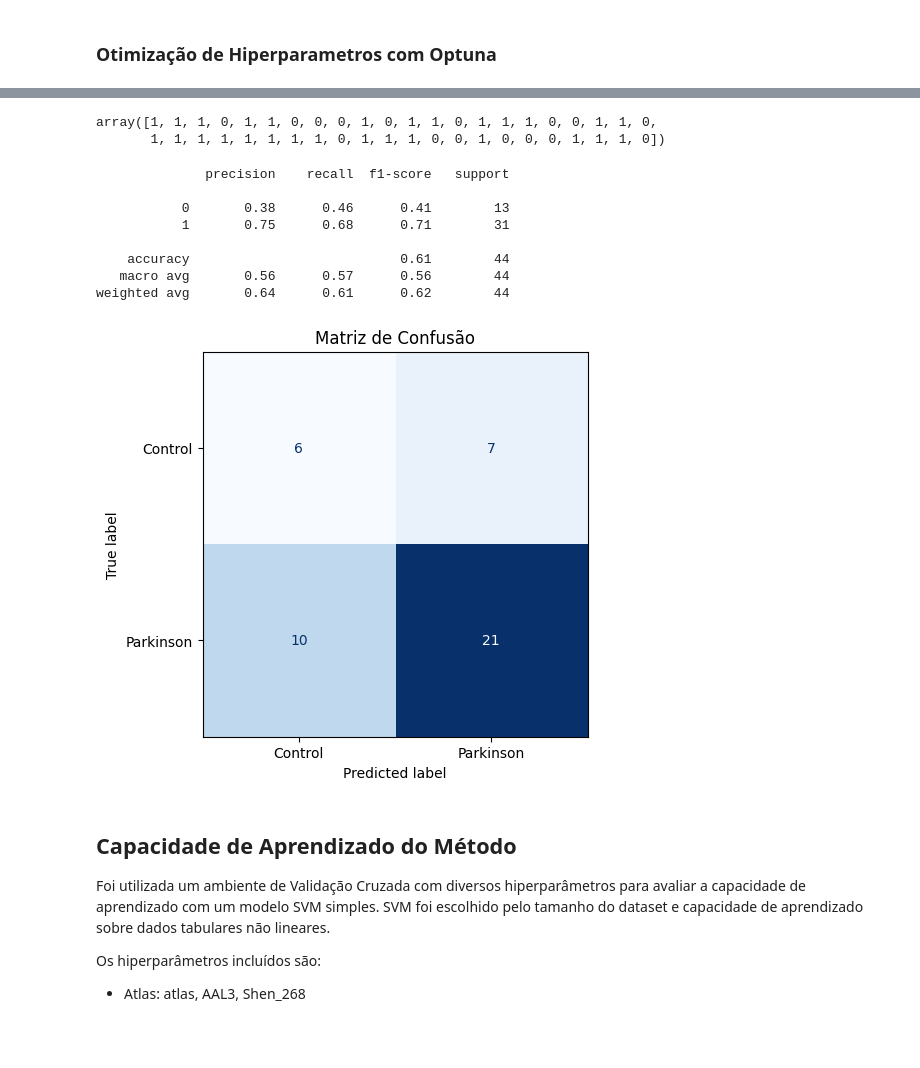
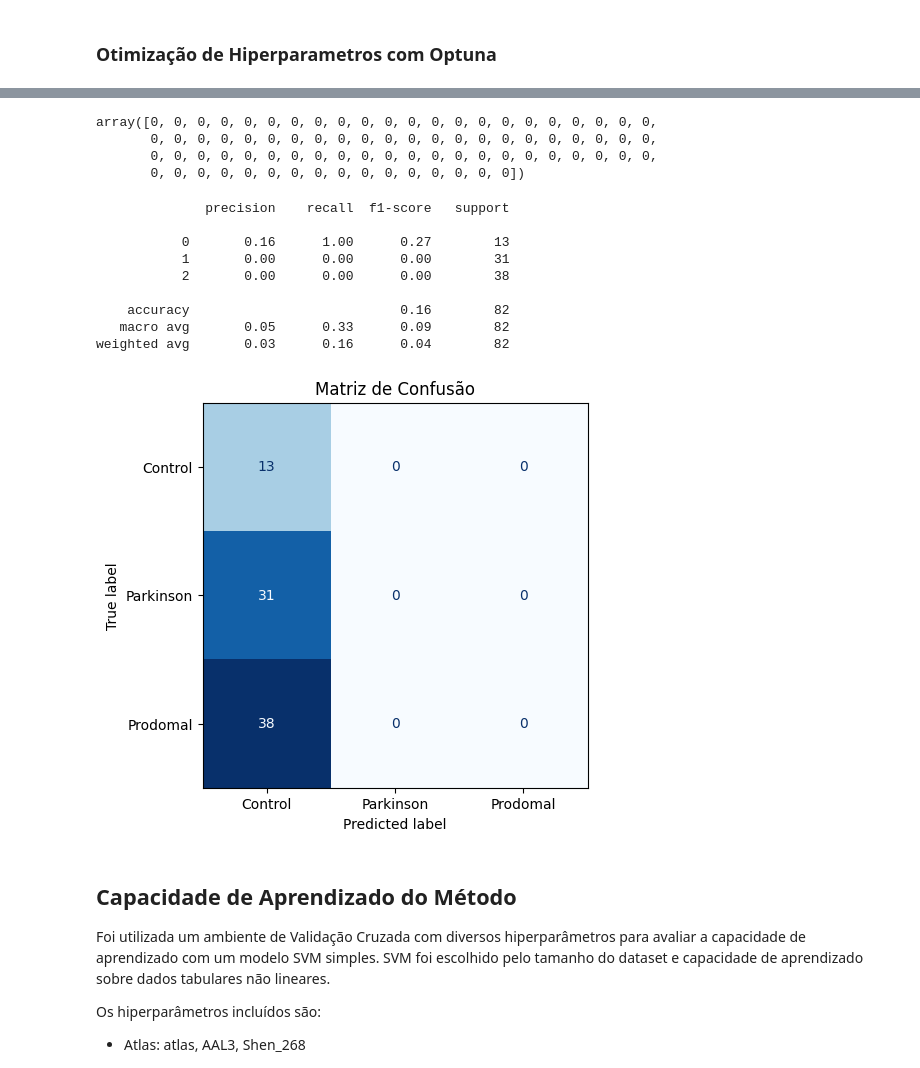
Before and after one commit to TheoRiffel/Parkinson-Diagnosis-Deeplearning, a Jupyter notebook: notebooks/4_laplacian.ipynb, the cells around one changed output, grey strips where cells are left out. Saved outputs shown, nothing was run; the diff lists cells and outputs as text; code cells hidden in the pictures; blank space fills up the shorter version.

```diff
--- a/notebooks/4_laplacian.ipynb
+++ b/notebooks/4_laplacian.ipynb
@@ -56,6 +57,7 @@ Selecionando o Atlas AAL3
 # %%
 control_atlas_data = parkinson.utils.data.select_atlas_columns(control_data, 'AAL3')
 parkinson_atlas_data = parkinson.utils.data.select_atlas_columns(parkinson_data, 'AAL3')
+prodomal_atlas_data = parkinson.utils.data.select_atlas_columns(prodomal_data, 'AAL3')
 # %% [markdown]
 ## Abordagem inicial Pearson + Grafo Esparso utilizando Threshold
 # %%
@@ -188,9 +206,10 @@ O processamento é diferente, portanto decidi deixar em uma parte específica do
 # %%
 parkinson_correlation_matrix = parkinson.utils.correlation.pearson_correlation(parkinson_atlas_data, return_upper_triangular=False)
 control_correlation_matrix = parkinson.utils.correlation.pearson_correlation(control_atlas_data, return_upper_triangular=False)
+prodomal_correlation_matrix = parkinson.utils.correlation.pearson_correlation(prodomal_atlas_data, return_upper_triangular=False)
 # %%
-correlation_matrices = parkinson.utils.data.concatenate_data(parkinson_correlation_matrix, control_correlation_matrix)
-y = parkinson.utils.data.concatenate_data([1 for _ in range(len(parkinson_data))], [0 for _ in range(len(control_data))])
+correlation_matrices = parkinson.utils.data.concatenate_data(parkinson_correlation_matrix, control_correlation_matrix, prodomal_correlation_matrix)
+y = parkinson.utils.data.concatenate_data([1 for _ in range(len(parkinson_data))], [0 for _ in range(len(control_data))], [2 for _ in range(len(prodomal_data))])
 correlation_matrices, y = parkinson.utils.data.filter_data(correlation_matrices, y)
 # %%
 omst_graphs = [
@@ -269,24 +294,27 @@ best_params
 # %%
-classifier = SVC(class_weight='balanced', **best_params)
+classifier = SVC(class_weight={0:2, 1:2, 2:3}, **best_params)
 classifier.fit(X_train, y_train)
 y_pred = classifier.predict(X_test)
 y_pred
 # %% [output]
-array([1, 1, 1, 0, 1, 1, 0, 0, 0, 1, 0, 1, 1, 0, 1, 1, 1, 0, 0, 1, 1, 0,
-       1, 1, 1, 1, 1, 1, 1, 1, 0, 1, 1, 1, 0, 0, 1, 0, 0, 0, 1, 1, 1, 0])
+array([0, 0, 0, 0, 0, 0, 0, 0, 0, 0, 0, 0, 0, 0, 0, 0, 0, 0, 0, 0, 0, 0,
+       0, 0, 0, 0, 0, 0, 0, 0, 0, 0, 0, 0, 0, 0, 0, 0, 0, 0, 0, 0, 0, 0,
+       0, 0, 0, 0, 0, 0, 0, 0, 0, 0, 0, 0, 0, 0, 0, 0, 0, 0, 0, 0, 0, 0,
+       0, 0, 0, 0, 0, 0, 0, 0, 0, 0, 0, 0, 0, 0, 0, 0])
 # %%
 print(classification_report(y_test, y_pred))
-confusion_matrix = parkinson.utils.results.plot_confusion_matrix(y_pred, y_test, class_names=['Control','Parkinson'])
+confusion_matrix = parkinson.utils.results.plot_confusion_matrix(y_pred, y_test, class_names=['Control','Parkinson', 'Prodomal'])
 # %% [output]
               precision    recall  f1-score   support
 
-           0       0.38      0.46      0.41        13
-           1       0.75      0.68      0.71        31
+           0       0.16      1.00      0.27        13
+           1       0.00      0.00      0.00        31
+           2       0.00      0.00      0.00        38
 
-    accuracy                           0.61        44
-   macro avg       0.56      0.57      0.56        44
-weighted avg       0.64      0.61      0.62        44
+    accuracy                           0.16        82
+   macro avg       0.05      0.33      0.09        82
+weighted avg       0.03      0.16      0.04        82
-[figure, old version]
+[figure, new version]
 # %% [markdown]
 ## Capacidade de Aprendizado do Método
 
```
Also changed, not shown: parts of 22 cells of this notebook.
